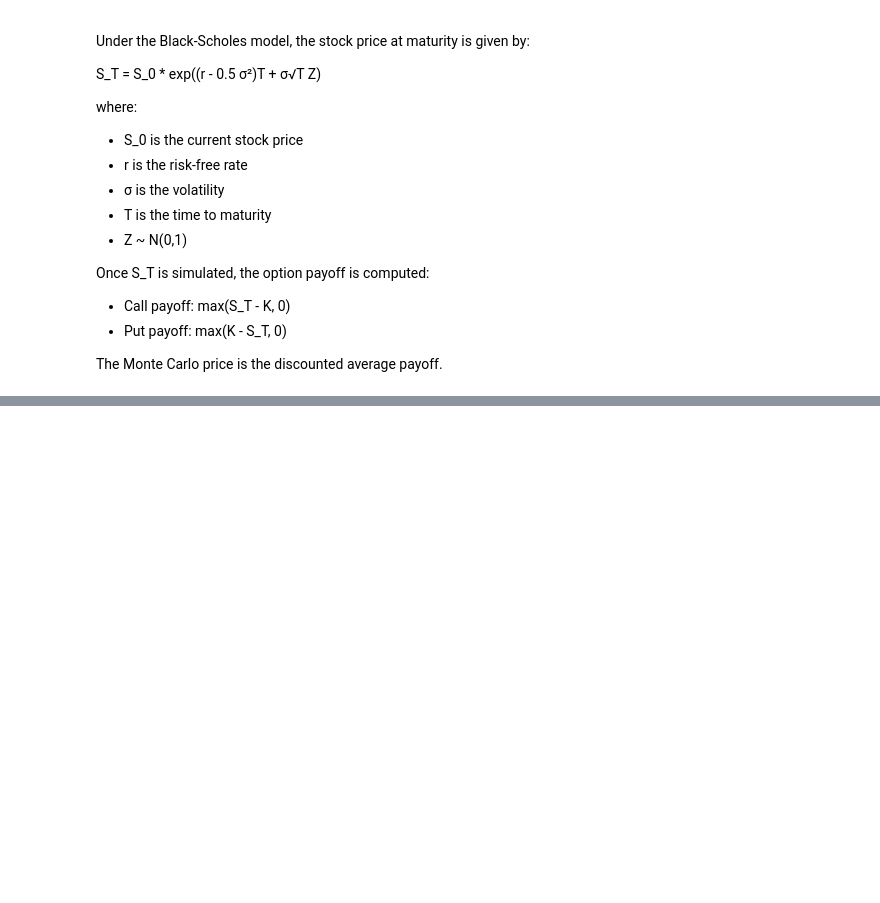
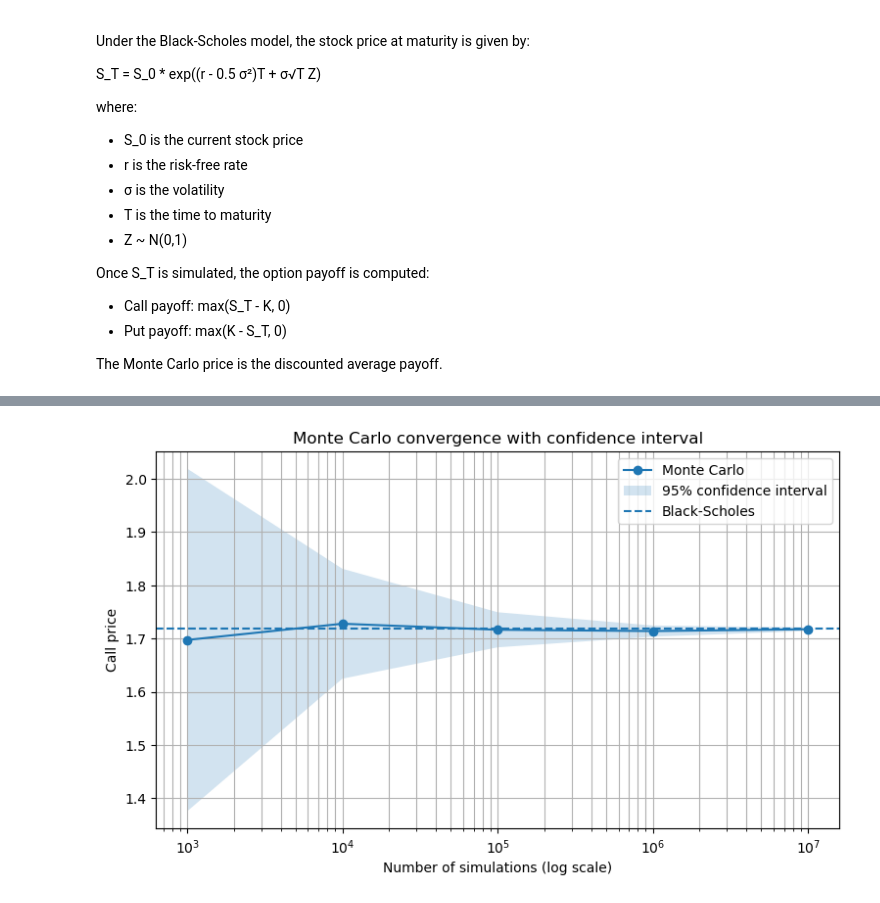
Before and after one commit to nicolasmarveaux456-hue/airbus_option_pricing, a Jupyter notebook: notebooks/03_monte_carlo.ipynb, the cells around one changed output, grey strips where cells are left out. Saved outputs shown, nothing was run; the diff lists cells and outputs as text; code cells hidden in the pictures; blank space fills up the shorter version.

Commit message:
feat: convergence + confidence intervals + antithetic variance reduction

```diff
--- a/notebooks/03_monte_carlo.ipynb
+++ b/notebooks/03_monte_carlo.ipynb
@@ -188,0 +204,39 @@ plt.show()
+# %%
+# Convergence analysis with confidence intervals
+
+N_values = [1000 * 10**i for i in range(5)]
+bs_price = bs_call(S0, K, T, r, sigma)
+
+convergence_results = []
+
+for N in N_values:
+    result = mc_call_price_with_ci(S0, K, T, r, sigma, N)
+
+    convergence_results.append({
+        "N simulations": N,
+        "MC price": result["price"],
+        "SE": result["se"],
+        "CI low": result["ci_low"],
+        "CI high": result["ci_high"],
+        "BS price": bs_price
+    })
+
+convergence_table = pd.DataFrame(convergence_results).round(6)
+convergence_table
+
+
+
+
+plt.figure(figsize=(9,5))
+plt.plot(convergence_table["N simulations"],convergence_table["MC price"],marker="o",label="Monte Carlo")
+plt.fill_between(convergence_table["N simulations"],convergence_table["CI low"],convergence_table["CI high"],alpha=0.2,label="95% confidence interval")
+plt.axhline(y=bs_price,linestyle="--",label="Black-Scholes")
+plt.xscale("log")
+plt.title("Monte Carlo convergence with confidence interval")
+plt.xlabel("Number of simulations (log scale)")
+plt.ylabel("Call price")
+plt.legend()
+plt.grid(True, which="both")
+plt.show()
+# %% [output]
+[figure, added]
```
Also changed, not shown: parts of 17 cells of this notebook.
